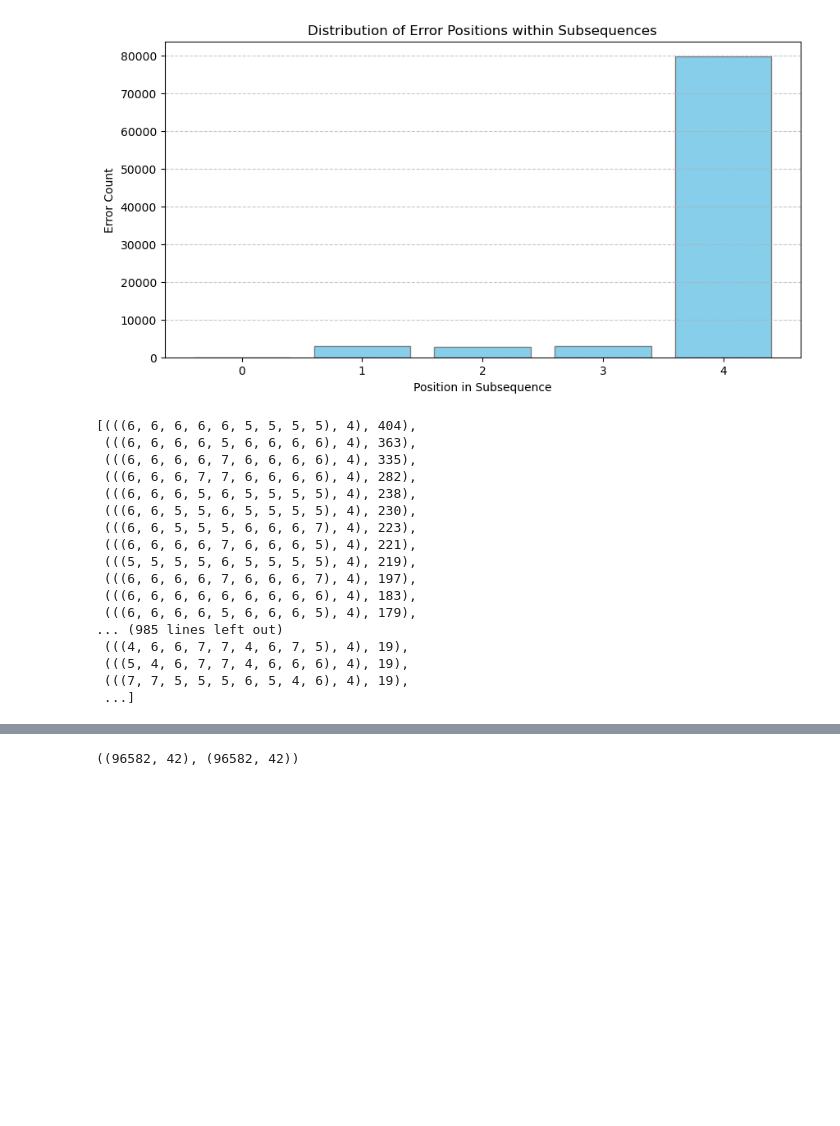
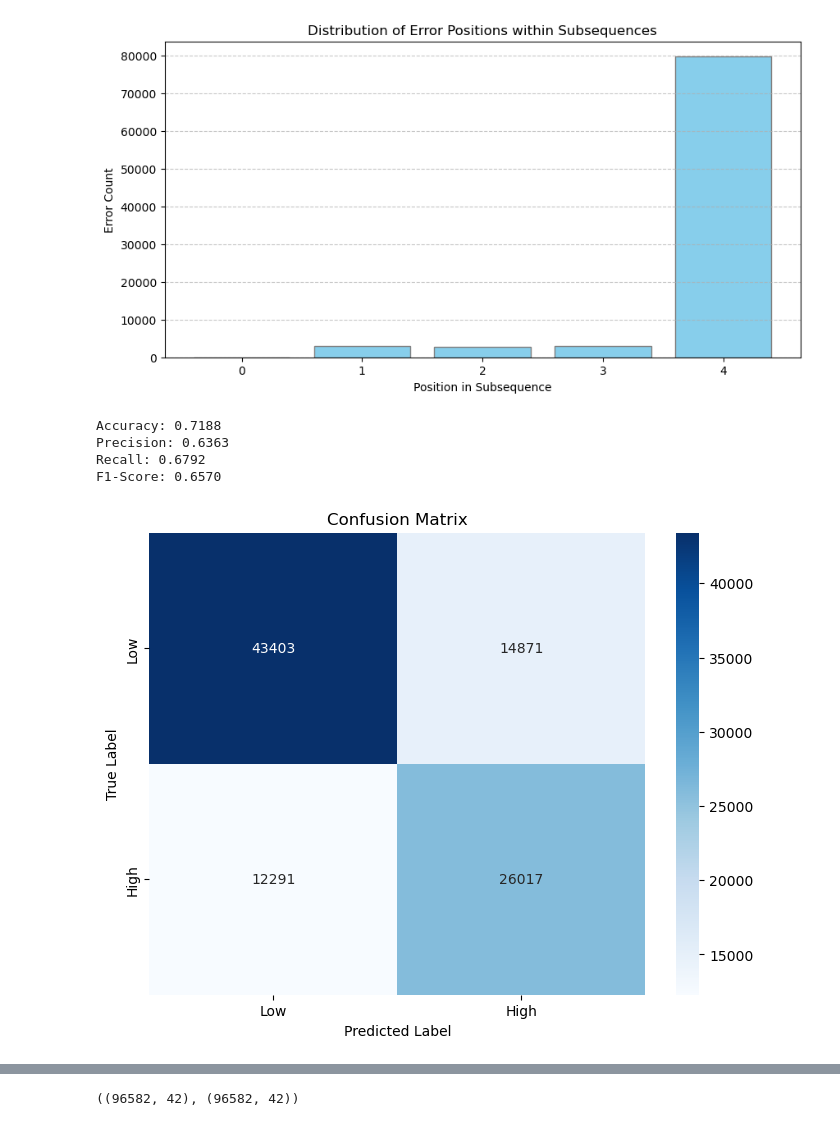
Before and after one commit to mlsample/aptamer_transformer, a Jupyter notebook: src/metric_analysis.ipynb, the cells around one changed output, grey strips where cells are left out. Saved outputs shown, nothing was run; the diff lists cells and outputs as text; code cells hidden in the pictures; blank space fills up the shorter version.

```diff
--- a/src/metric_analysis.ipynb
+++ b/src/metric_analysis.ipynb
@@ -69,23 +74,3 @@ common_error_subsequences_with_pos = find_common_error_subsequences_around_maske
 plot_error_position_distribution(common_error_subsequences_with_pos)
 # %% [output]
 [figure]
-# %%
-common_error_subsequences_with_pos
-# %% [output]
-[(((6, 6, 6, 6, 6, 5, 5, 5, 5), 4), 404),
- (((6, 6, 6, 6, 5, 6, 6, 6, 6), 4), 363),
- (((6, 6, 6, 6, 7, 6, 6, 6, 6), 4), 335),
- (((6, 6, 6, 7, 7, 6, 6, 6, 6), 4), 282),
- (((6, 6, 6, 5, 6, 5, 5, 5, 5), 4), 238),
- (((6, 6, 5, 5, 6, 5, 5, 5, 5), 4), 230),
- (((6, 6, 5, 5, 5, 6, 6, 6, 7), 4), 223),
- (((6, 6, 6, 6, 7, 6, 6, 6, 5), 4), 221),
- (((5, 5, 5, 5, 6, 5, 5, 5, 5), 4), 219),
- (((6, 6, 6, 6, 7, 6, 6, 6, 7), 4), 197),
- (((6, 6, 6, 6, 6, 6, 6, 6, 6), 4), 183),
- (((6, 6, 6, 6, 5, 6, 6, 6, 5), 4), 179),
-... (985 lines left out)
- (((4, 6, 6, 7, 7, 4, 6, 7, 5), 4), 19),
- (((5, 4, 6, 7, 7, 4, 6, 6, 6), 4), 19),
- (((7, 7, 5, 5, 5, 6, 5, 4, 6), 4), 19),
- ...]
@@ -99,0 +79,17 @@ plot_mean_loss('../results/mlm/loss_data.json',221)
+# %%
+cfg = read_cfg('config.yaml')
+y_true_list, y_pred_list =load_test_predictions(filename=f'{cfg["results_path"]}/test_predictions.pkl')
+
+
+y_true_flat = np.concatenate(y_true_list)
+
+y_pred_flat = np.concatenate([vals.cpu().squeeze() for vals in y_pred_list])
+
+plot_classification_metrics(y_true_flat, y_pred_flat, class_names=['Low', 'High'])
+# mse, rmse, mae, r2, mape, explained_variance = evaluate_regression_model(y_true_flat, y_pred_flat)
+# %% [output]
+Accuracy: 0.7188
+Precision: 0.6363
+Recall: 0.6792
+F1-Score: 0.6570
+[figure, added]
```
Also changed, not shown: parts of 9 cells of this notebook, 10 other files.
